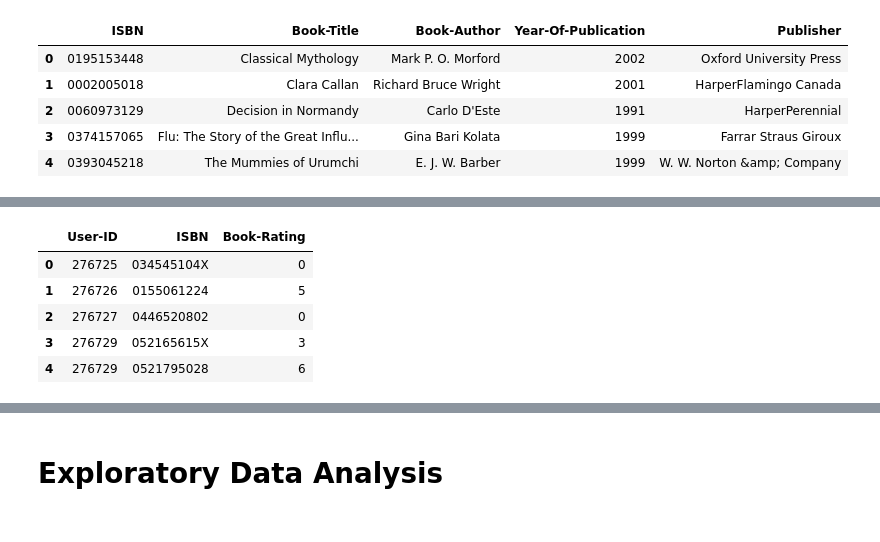
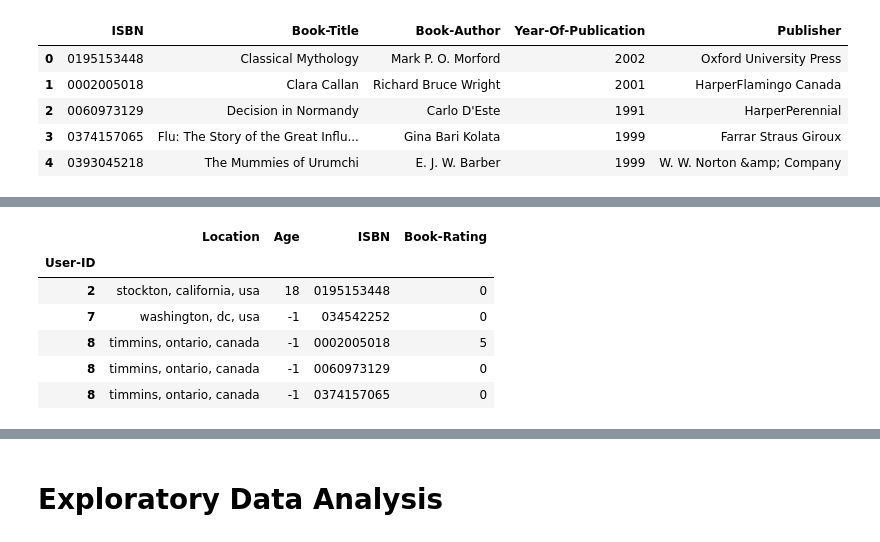
Before and after one commit to tyedem/Books-Recommendation-System, a Jupyter notebook: recommendations.ipynb, the cells around one changed output, grey strips where cells are left out. Cells and saved outputs as stored; diff of their text form; code cells hidden in the pictures.

```diff
--- a/recommendations.ipynb
+++ b/recommendations.ipynb
@@ -20,5 +20,6 @@ ratings_df = pd.read_csv(ratings_path, sep=';', on_bad_lines='warn', encoding='l
 users_df = pd.read_csv(users_path, index_col=0)
 # %%
 # Check head
+ratings_df.set_index('User-ID', inplace=True)
 ratings_df.head()
 # %% [output]
@@ -39,3 +41,7 @@ books_df.head()
 | 2 | 0060973129 | Decision in Normandy | Carlo D'Este | 1991 | HarperPerennial |
 | 3 | 0374157065 | Flu: The Story of the Great Influ... | Gina Bari Kolata | 1999 | Farrar Straus Giroux |
 | 4 | 0393045218 | The Mummies of Urumchi | E. J. W. Barber | 1999 | W. W. Norton &amp; Company |
+# %%
+# Check head
+users_df.set_index('User-ID', inplace=True)
+users_df.head()
@@ -42,10 +56,14 @@ books_df.head()
+# %%
+# Merge users_df with ratings_df
+user_ratings_df = pd.merge(users_df, ratings_df, on='User-ID')
 # %%
 # Check head
-ratings_df.head()
+user_ratings_df.head()
 # %% [output]
-|  | User-ID | ISBN | Book-Rating |
-| 0 | 276725 | 034545104X | 0 |
-| 1 | 276726 | 0155061224 | 5 |
-| 2 | 276727 | 0446520802 | 0 |
-| 3 | 276729 | 052165615X | 3 |
-| 4 | 276729 | 0521795028 | 6 |
+|  | Location | Age | ISBN | Book-Rating |
+| User-ID |  |  |  |  |
+| 2 | stockton, california, usa | 18 | 0195153448 | 0 |
+| 7 | washington, dc, usa | -1 | 034542252 | 0 |
+| 8 | timmins, ontario, canada | -1 | 0002005018 | 5 |
+| 8 | timmins, ontario, canada | -1 | 0060973129 | 0 |
+| 8 | timmins, ontario, canada | -1 | 0374157065 | 0 |
```
Also changed, not shown: parts of 15 cells of this notebook.
